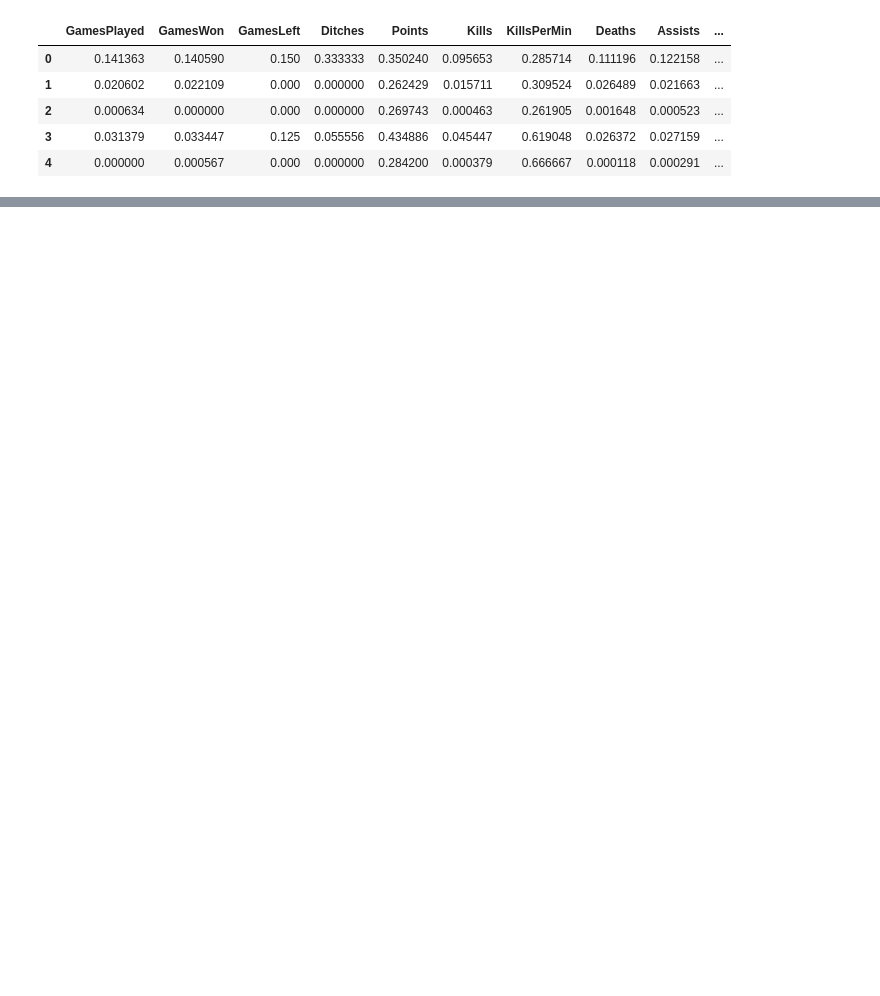
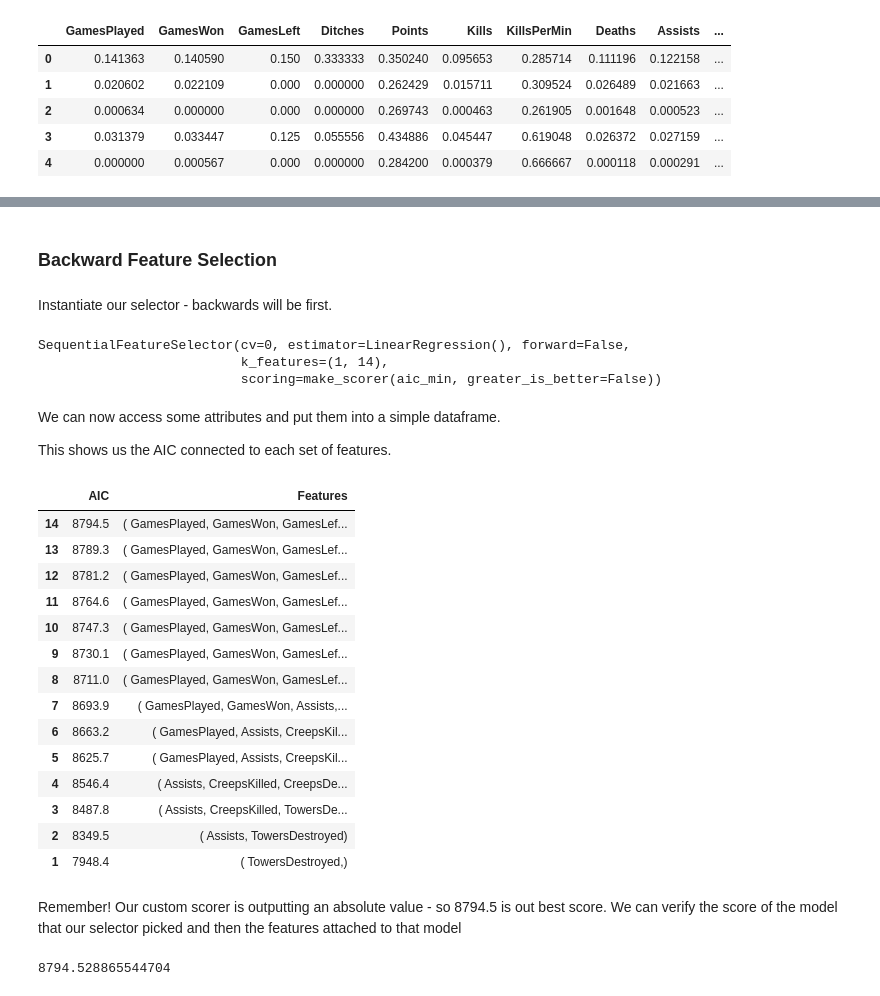
Before and after one commit to ttellner/GameDataScienceInPython, a Jupyter notebook: Labs_Chapter4_Python/Chapter4_Lab3.ipynb, the cells around one changed output, grey strips where cells are left out. Drawn from its saved outputs; the diff is of its cells as text; code cells hidden in the pictures; blank space fills up the shorter version.

```diff
--- a/Labs_Chapter4_Python/Chapter4_Lab3.ipynb
+++ b/Labs_Chapter4_Python/Chapter4_Lab3.ipynb
@@ -24,0 +50,3 @@ dota_df1.head()
+# %%
+lm = LinearRegression()
+lm.fit(X,y)
@@ -24,0 +57,6 @@ dota_df1.head()
+# %%
+def aic_min(y_true, y_hat):
+    n_param = len(lm.coef_) + 1
+    mse = mean_squared_error(y_true, y_hat)
+    aic = len(y_true) * log(mse) + 2 * n_param
+    return aic
@@ -24,0 +65,2 @@ dota_df1.head()
+# %%
+score = make_scorer(aic_min, greater_is_better=False)
@@ -24,0 +97,43 @@ dota_df1.head()
+# %% [markdown]
+### Backward Feature Selection
+# %% [markdown]
+Instantiate our selector - backwards will be first.
+# %%
+selector_b = SFS(lm, k_features=(1,14), forward=False, scoring=score, cv=0)
+selector_b.fit(X,y)
+# %% [output]
+SequentialFeatureSelector(cv=0, estimator=LinearRegression(), forward=False,
+                          k_features=(1, 14),
+                          scoring=make_scorer(aic_min, greater_is_better=False))
+# %% [markdown]
+We can now access some attributes and put them into a simple dataframe.
+
+This shows us the AIC connected to each set of features.
+# %%
+pd.set_option('display.max_colwidth', None)
+
+back_df = pd.DataFrame.from_dict(selector_b.subsets_, orient='index', columns=[ 'avg_score', 'feature_names']).round(1)
+back_df.rename(columns={'':'# Features', 'avg_score':'AIC', 'feature_names':'Features' }, inplace=True)
+back_df
+# %% [output]
+|  | AIC | Features |
+| 14 | 8794.5 | ( GamesPlayed, GamesWon, GamesLef... |
+| 13 | 8789.3 | ( GamesPlayed, GamesWon, GamesLef... |
+| 12 | 8781.2 | ( GamesPlayed, GamesWon, GamesLef... |
+| 11 | 8764.6 | ( GamesPlayed, GamesWon, GamesLef... |
+| 10 | 8747.3 | ( GamesPlayed, GamesWon, GamesLef... |
+| 9 | 8730.1 | ( GamesPlayed, GamesWon, GamesLef... |
+| 8 | 8711.0 | ( GamesPlayed, GamesWon, GamesLef... |
+| 7 | 8693.9 | ( GamesPlayed, GamesWon, Assists,... |
+| 6 | 8663.2 | ( GamesPlayed, Assists, CreepsKil... |
+| 5 | 8625.7 | ( GamesPlayed, Assists, CreepsKil... |
+| 4 | 8546.4 | ( Assists, CreepsKilled, CreepsDe... |
+| 3 | 8487.8 | ( Assists, CreepsKilled, TowersDe... |
+| 2 | 8349.5 | ( Assists, TowersDestroyed) |
+| 1 | 7948.4 | ( TowersDestroyed,) |
+# %% [markdown]
+Remember! Our custom scorer is outputting an absolute value - so 8794.5 is out best score.  We can verify the score of the model that our selector picked and then the features attached to that model
+# %%
+selector_b.k_score_
+# %% [output]
+8794.528865544704
```
Also changed, not shown: parts of 21 cells of this notebook, 5 other files.
